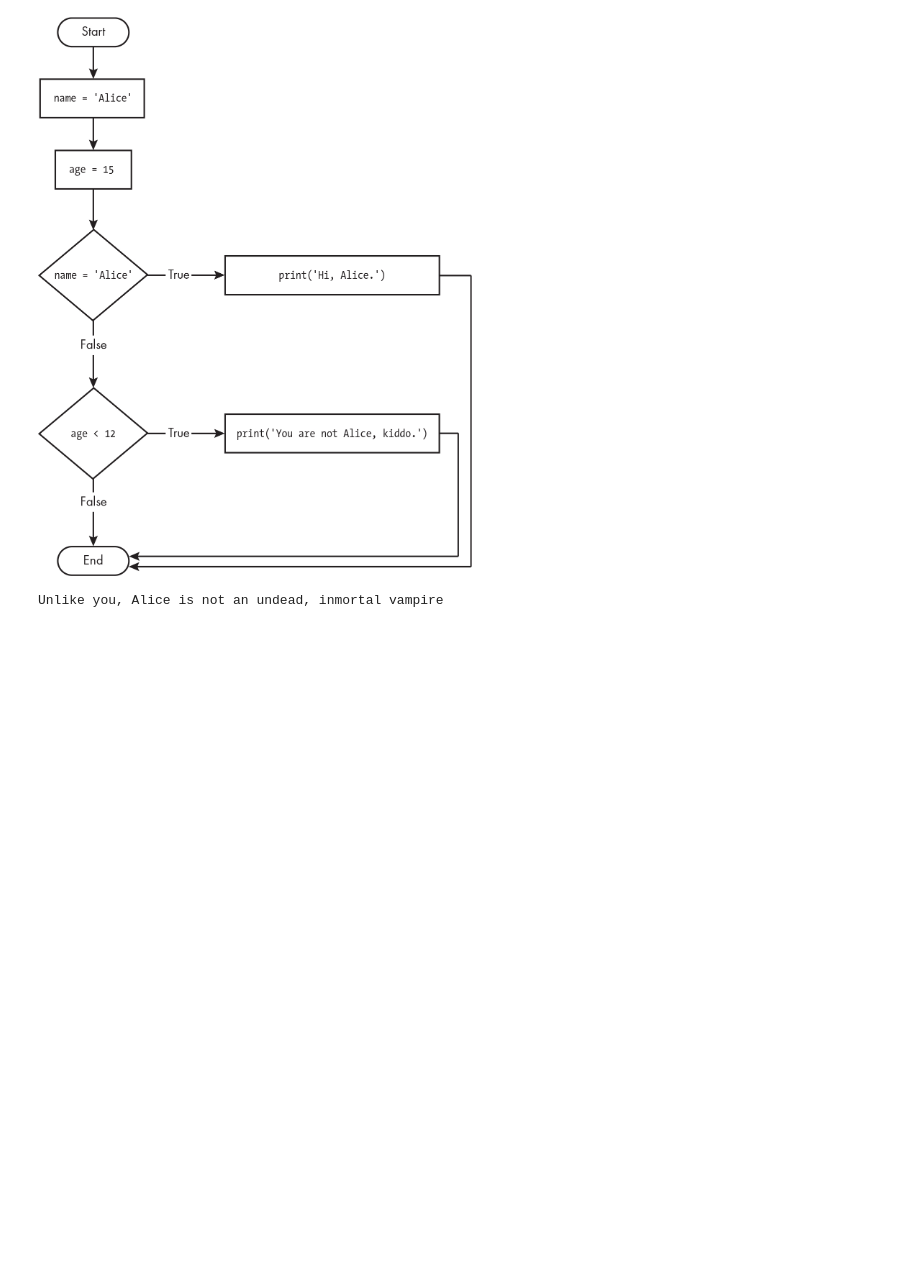
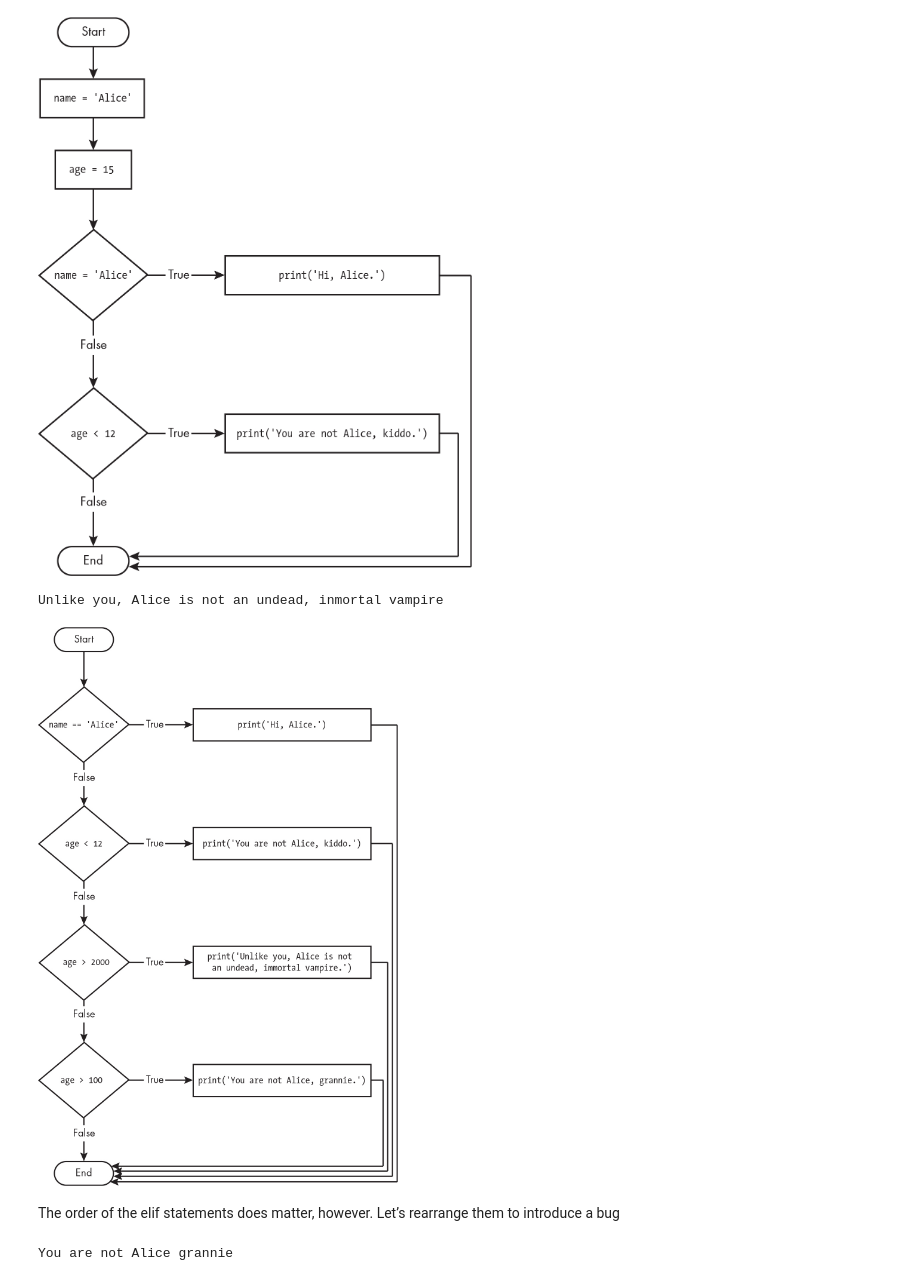
Before and after one commit to acamposla/learning_automate_boring_stuff, a Jupyter notebook: part1_IF-ELSE AND FLOW CONTROL/part1-01-if_else.ipynb, the cells around one changed output. Saved outputs shown, nothing was run; the diff lists cells and outputs as text; code cells hidden in the pictures; blank space fills up the shorter version.

```diff
--- a/part1_IF-ELSE AND FLOW CONTROL/part1-01-if_else.ipynb
+++ b/part1_IF-ELSE AND FLOW CONTROL/part1-01-if_else.ipynb
@@ -143,3 +143,23 @@ elif age > 100:
     print("You are not Alice grannie")
 # %% [output]
 Unlike you, Alice is not an undead, inmortal vampire
+# %%
+Image("Figure2-5.jpg")
+# %% [output]
+[figure, added]
+# %% [markdown]
+The order of the elif statements does matter, however. Let’s rearrange them to introduce a bug
+# %%
+name = "Carol"
+age = 3000
+
+if name == "Alice":
+    print("Hi, Alice")
+elif age < 12:
+    print("You are not Alice, Kiddo")
+elif age > 100:
+    print("You are not Alice grannie")
+elif age > 2000:
+    print("Unlike you, Alice is not an undead, inmortal Vampire")
+# %% [output]
+You are not Alice grannie
```
Also changed, not shown: parts of 9 cells of this notebook.
